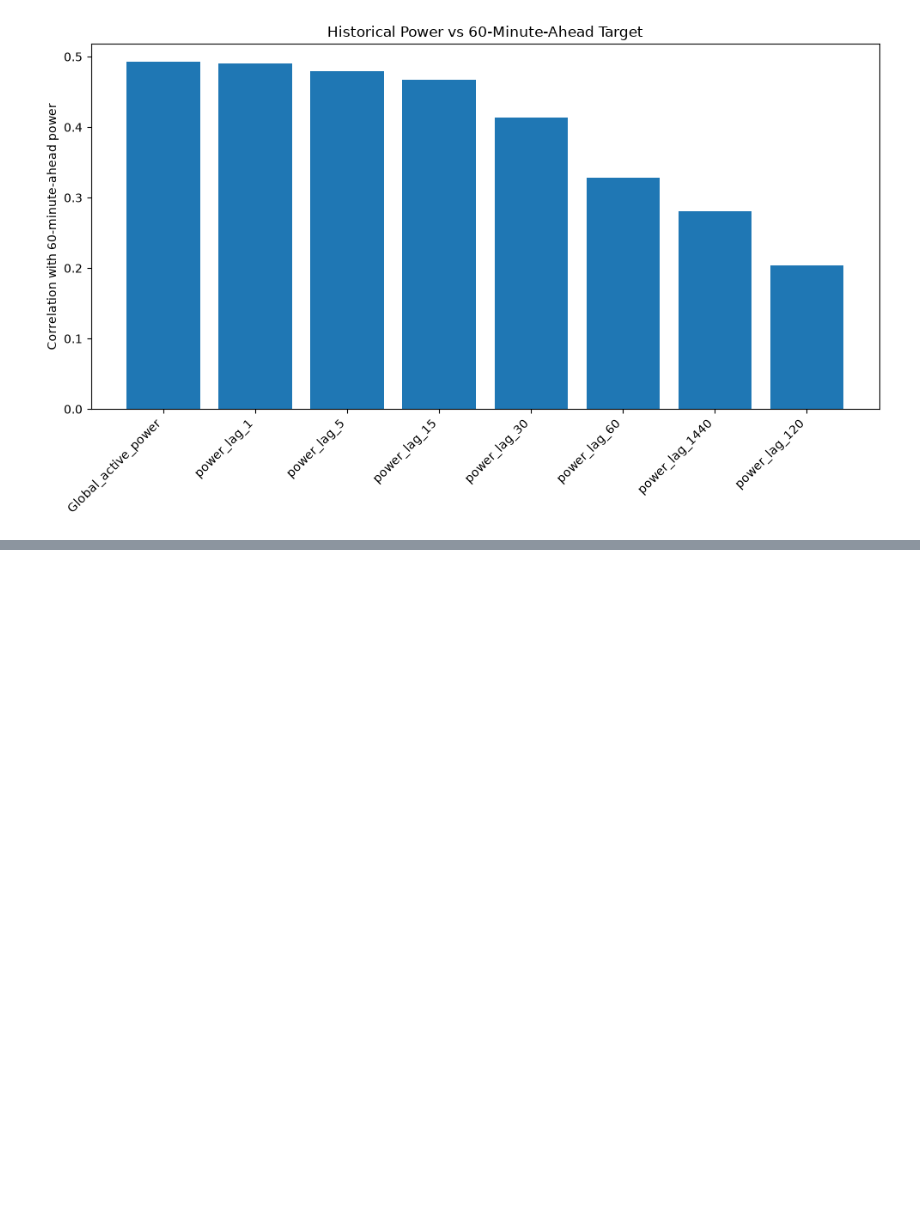
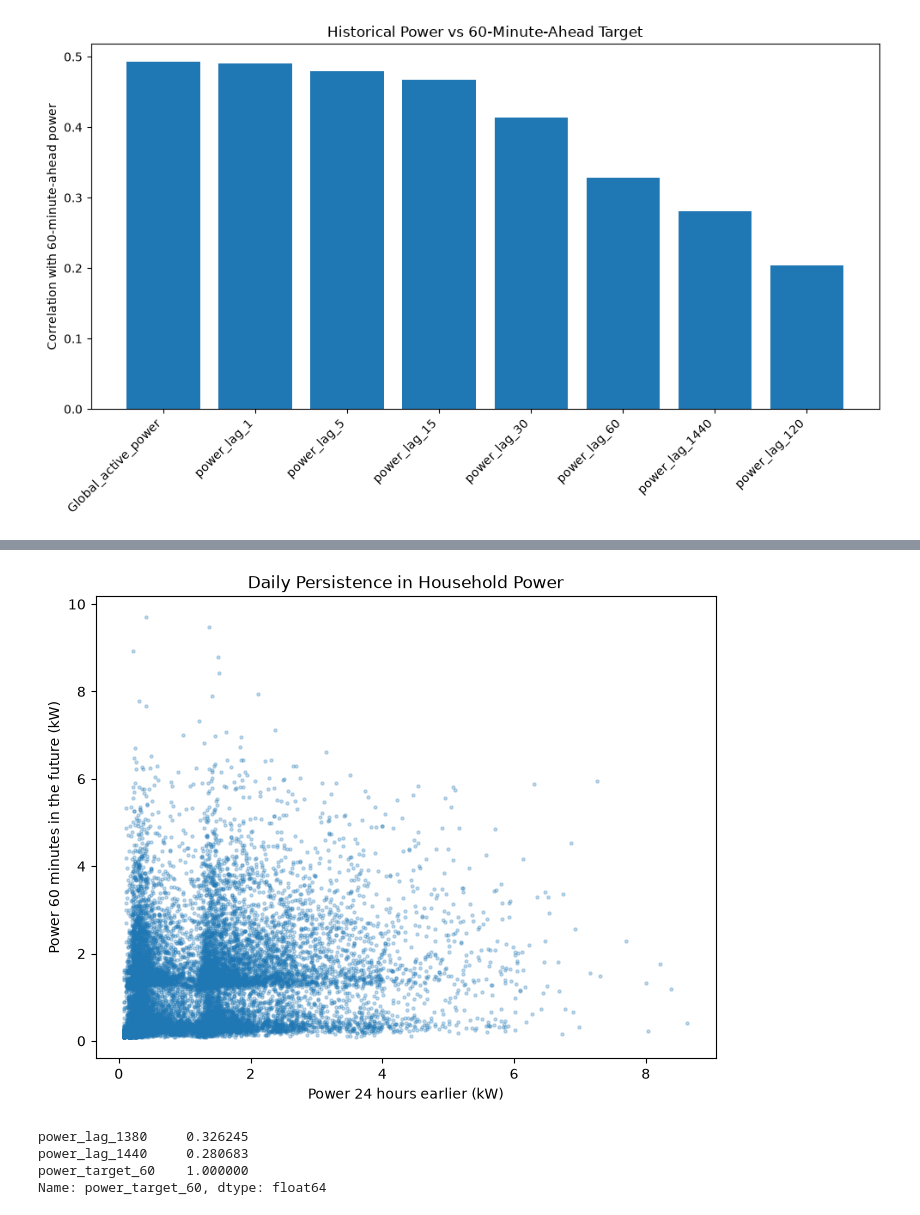
Before and after one commit to dmurray-data/deep-learning-tabular, a Jupyter notebook: notebooks/02_eda.ipynb, the cells around one changed output, grey strips where cells are left out. Drawn from its saved outputs; the diff is of its cells as text; code cells hidden in the pictures; blank space fills up the shorter version.

```diff
--- a/notebooks/02_eda.ipynb
+++ b/notebooks/02_eda.ipynb
@@ -457,0 +500,30 @@ plt.show()
+# %%
+# daily persistence
+
+daily_lag_sample = (
+    df[
+        ["power_lag_1440", "power_target_60"]
+    ]
+    .dropna()
+    .sample(
+        n=20_000,
+        random_state=42
+    )
+)
+
+plt.figure(figsize=(8, 6))
+
+plt.scatter(
+    daily_lag_sample["power_lag_1440"],
+    daily_lag_sample["power_target_60"],
+    s=5,
+    alpha=0.25
+)
+
+plt.xlabel("Power 24 hours earlier (kW)")
+plt.ylabel("Power 60 minutes in the future (kW)")
+plt.title("Daily Persistence in Household Power")
+
+plt.show()
+# %% [output]
+[figure, added]
@@ -457,0 +534,18 @@ plt.show()
+# %%
+daily_target_corr = (
+    df[
+        [
+            "power_lag_1380",
+            "power_lag_1440",
+            "power_target_60"
+        ]
+    ]
+    .corr()["power_target_60"]
+)
+
+daily_target_corr
+# %% [output]
+power_lag_1380     0.326245
+power_lag_1440     0.280683
+power_target_60    1.000000
+Name: power_target_60, dtype: float64
```
Also changed, not shown: parts of 4 cells of this notebook.
